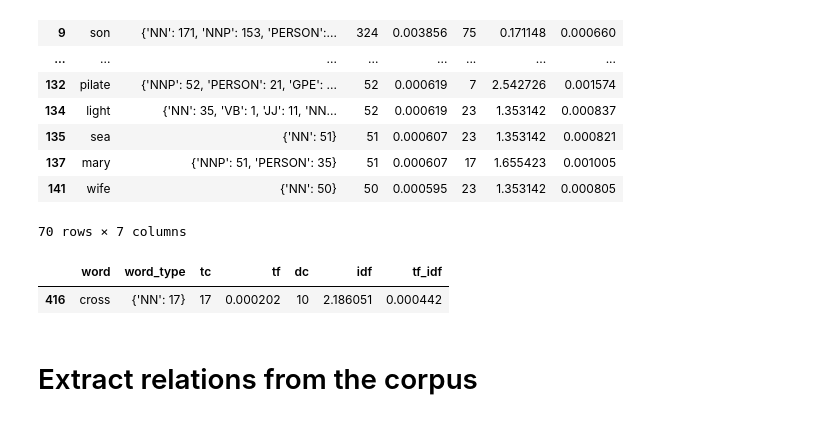
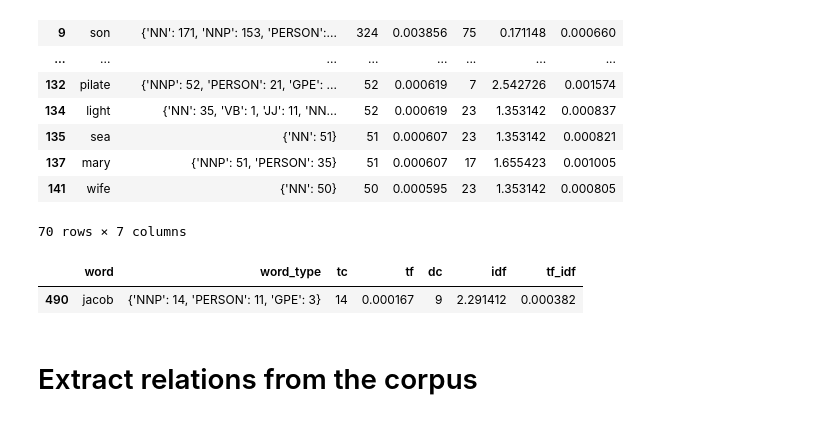
Before and after one commit to zhutchens/hierarchical_clustering, a Jupyter notebook: ontology_hierarchy/whole_bible_ontology.ipynb, the cells around one changed output. Saved outputs shown, nothing was run; the diff lists cells and outputs as text; code cells hidden in the pictures.

```diff
--- a/ontology_hierarchy/whole_bible_ontology.ipynb
+++ b/ontology_hierarchy/whole_bible_ontology.ipynb
@@ -121,10 +130,10 @@ tf_idf_pre_filtering.head(70)
 70 rows × 7 columns
 # %%
 # print the row with word "cross"
-tf_idf_pre_filtering[tf_idf_pre_filtering["word"] == "cross"]
+tf_idf_pre_filtering[tf_idf_pre_filtering["word"] == "jacob"]
 # %% [output]
 |  | word | word_type | tc | tf | dc | idf | tf_idf |
-| 416 | cross | {'NN': 17} | 17 | 0.000202 | 10 | 2.186051 | 0.000442 |
+| 490 | jacob | {'NNP': 14, 'PERSON': 11, 'GPE': 3} | 14 | 0.000167 | 9 | 2.291412 | 0.000382 |
 # %% [markdown]
 # Extract relations from the corpus
 # %%
```
Also changed, not shown: parts of 5 cells of this notebook, 2 other files.
